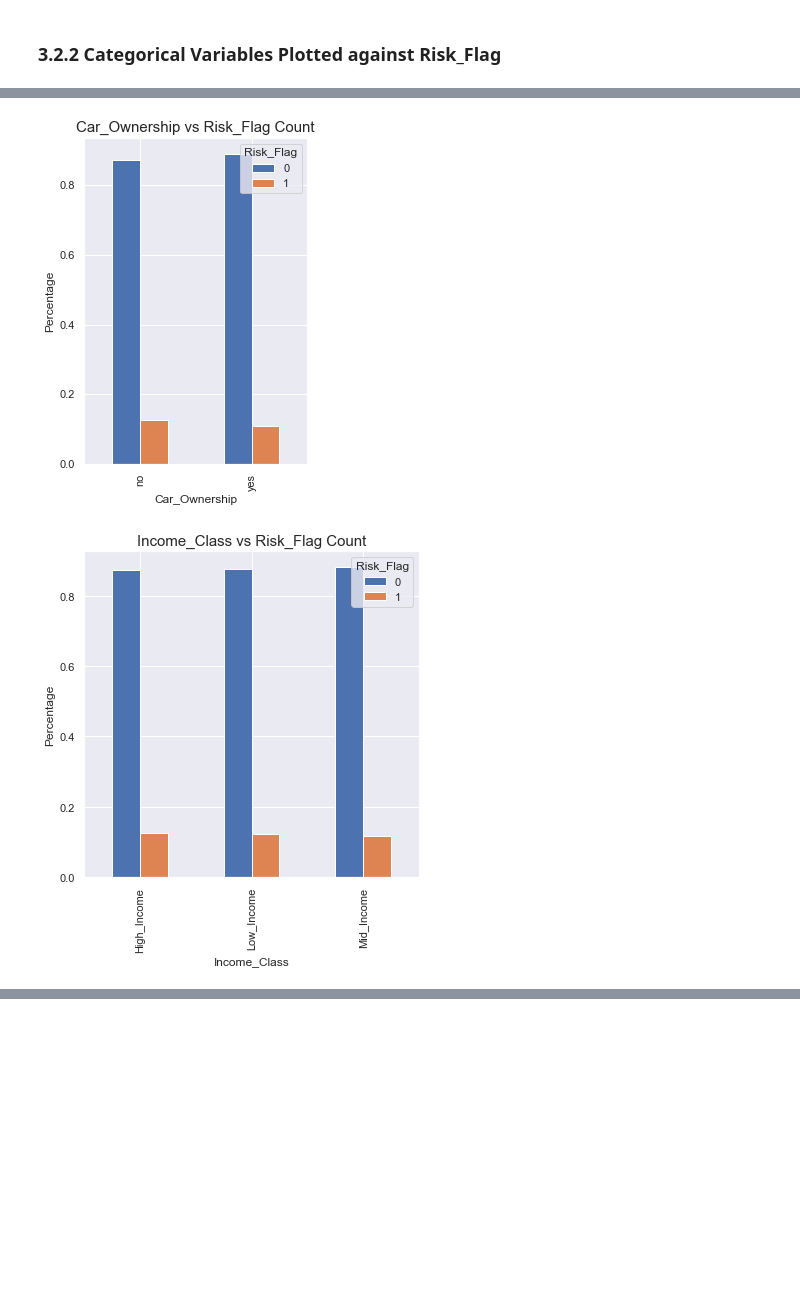
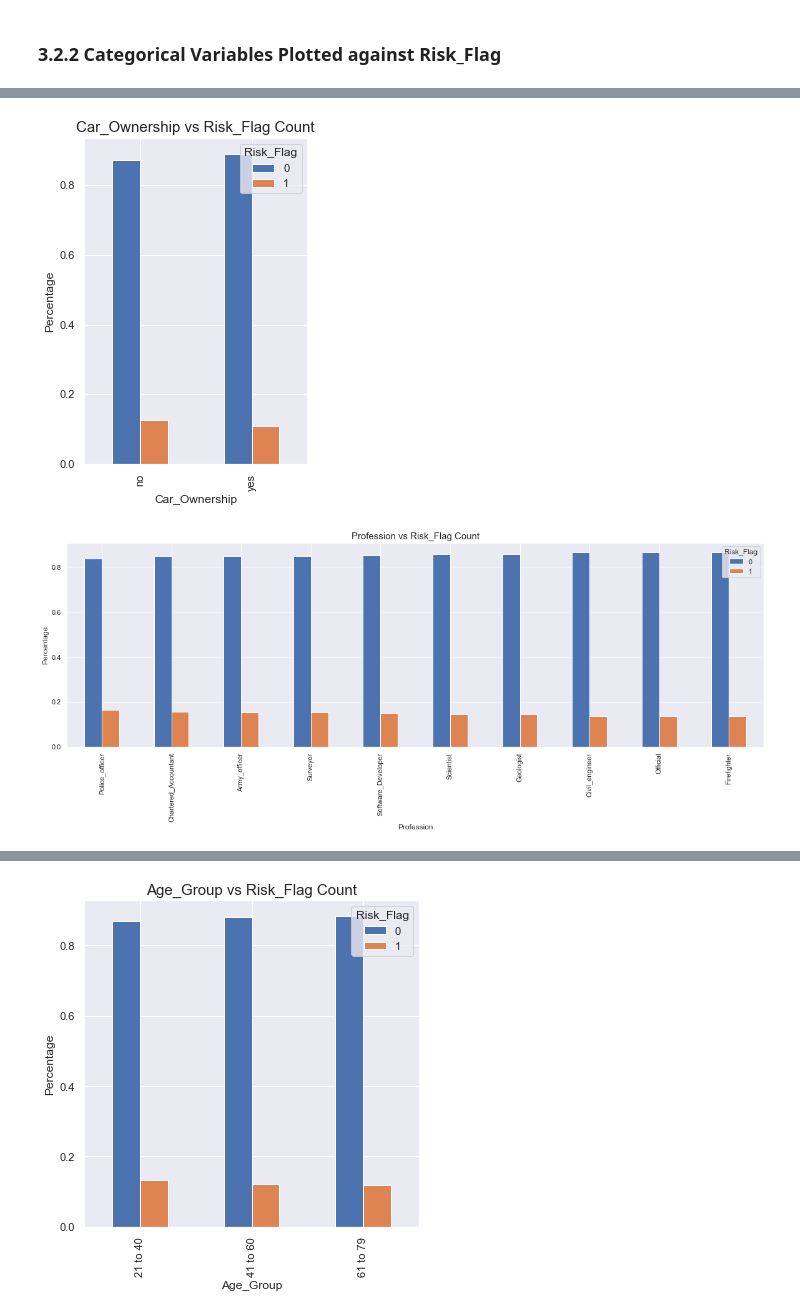
Before and after one commit to jaiatluri/GL_Capstone, a Jupyter notebook: Capstone_Github.ipynb, the cells around one changed output, grey strips where cells are left out. Saved outputs shown, nothing was run; the diff lists cells and outputs as text; code cells hidden in the pictures; blank space fills up the shorter version.

```diff
--- a/Capstone_Github.ipynb
+++ b/Capstone_Github.ipynb
@@ -381,12 +439,11 @@ def plot_cat_features(feature_name, limit=10, ascending=False):
     plt.title(f"{feature_name} vs Risk_Flag Count",size=15)
     plt.ylabel("Percentage");
 # %%
-cat_col=['Married/Single', 'House_Ownership','Car_Ownership','Income_Class', 'Age_Group',
-       'Exp_level', 'Zone']
+cat_col=df.select_dtypes(exclude=np.number)
 for col in cat_col:
     plot_cat_features(col)
 # %% [output]
 [figure]
 [figure]
 [figure]
-[figure, old version]
+[figure, new version]
@@ -395,0 +453 @@ for col in cat_col:
+[figure, added]
```
Also changed, not shown: parts of 18 cells of this notebook.
